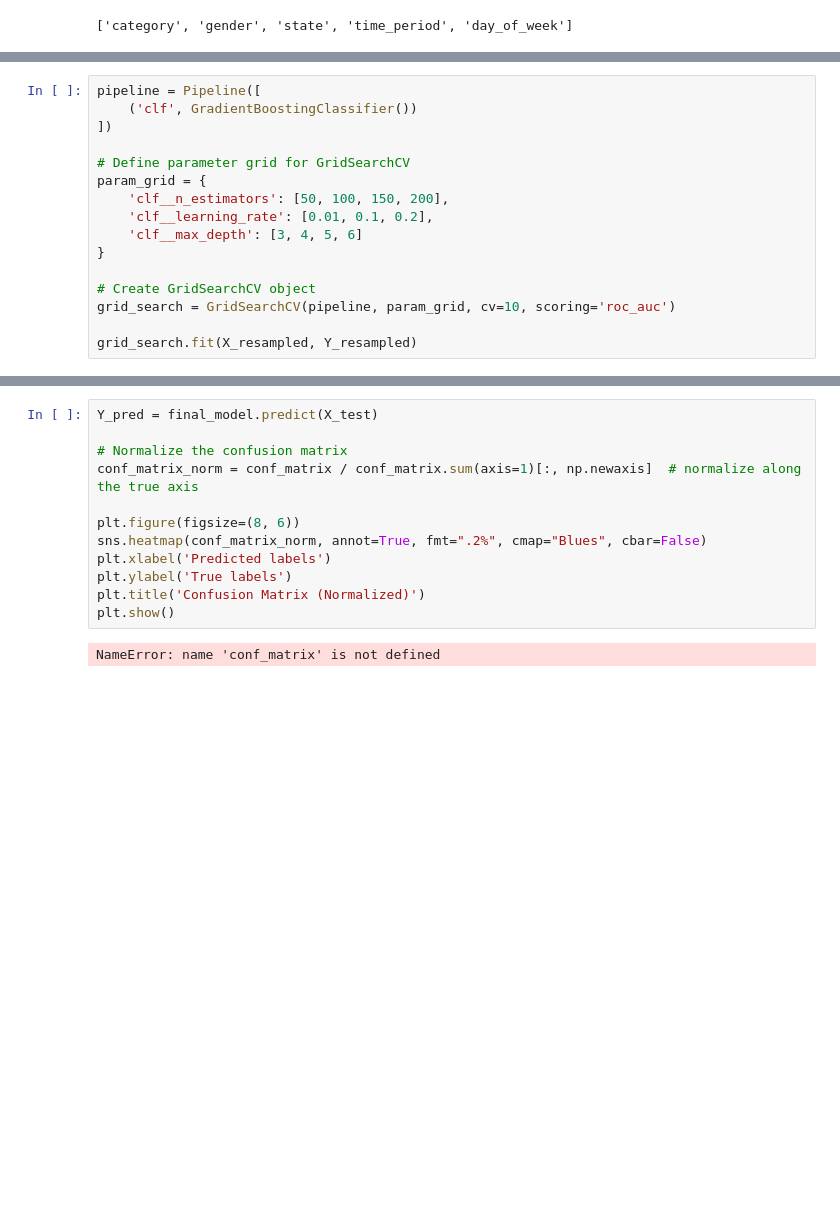
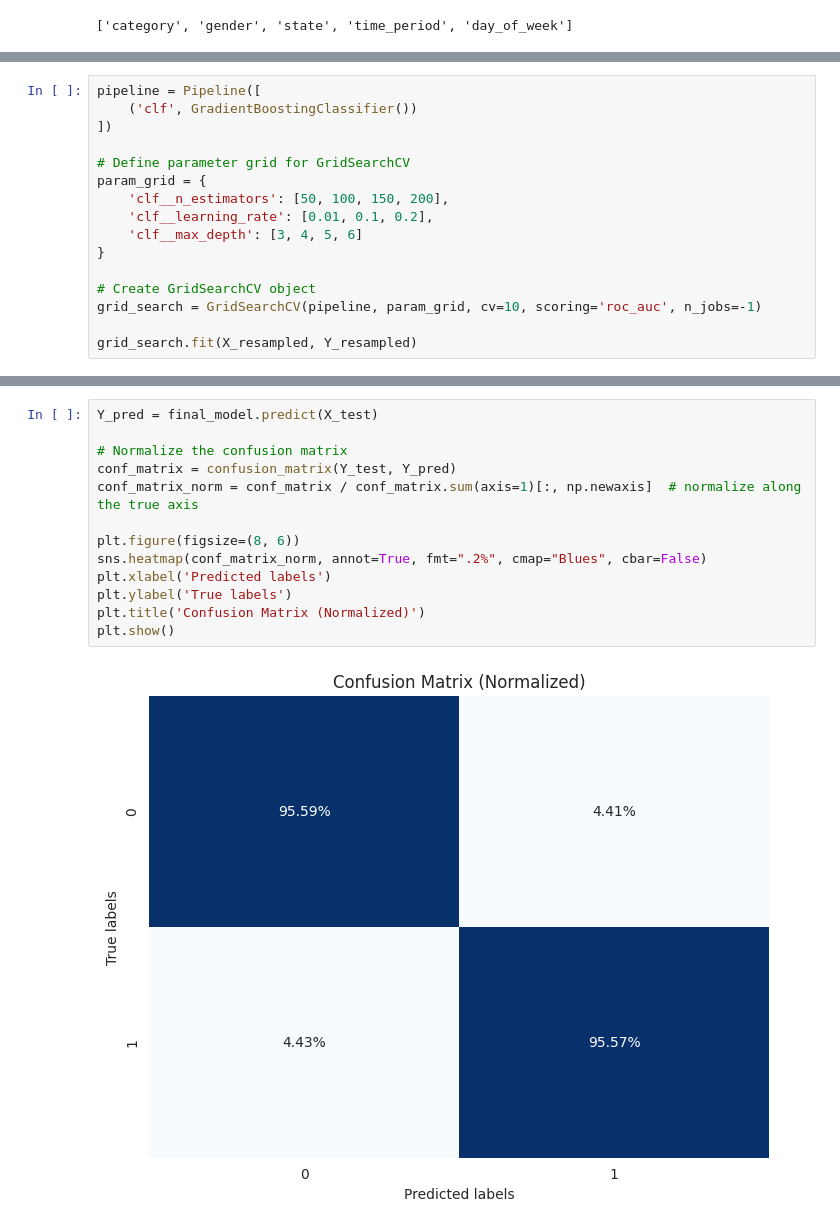
Before and after one commit to theConsite/PJATK_ASI, a Jupyter notebook: notebooks/FraudDetectionPOC.ipynb, the cells around one changed output, grey strips where cells are left out. Drawn from its saved outputs; the diff is of its cells as text; blank space fills up the shorter version.

```diff
--- a/notebooks/FraudDetectionPOC.ipynb
+++ b/notebooks/FraudDetectionPOC.ipynb
@@ -364,7 +364,7 @@ param_grid = {
 }
 
 # Create GridSearchCV object
-grid_search = GridSearchCV(pipeline, param_grid, cv=10, scoring='roc_auc')
+grid_search = GridSearchCV(pipeline, param_grid, cv=10, scoring='roc_auc', n_jobs=-1)
 
 grid_search.fit(X_resampled, Y_resampled)
 # %% [output]
@@ -390,14 +391,15 @@ GradientBoostingClassifier(learning_rate=0.2, max_depth=6, n_estimators=150)
 # %%
 Y_pred = final_model.predict(X_test)
 
 # Normalize the confusion matrix
+conf_matrix = confusion_matrix(Y_test, Y_pred)
 conf_matrix_norm = conf_matrix / conf_matrix.sum(axis=1)[:, np.newaxis]  # normalize along the true axis
 
 plt.figure(figsize=(8, 6))
 sns.heatmap(conf_matrix_norm, annot=True, fmt=".2%", cmap="Blues", cbar=False)
 plt.xlabel('Predicted labels')
 plt.ylabel('True labels')
 plt.title('Confusion Matrix (Normalized)')
 plt.show()
 # %% [output]
-NameError: name 'conf_matrix' is not defined
+[figure, added]
```
Also changed, not shown: parts of 9 cells of this notebook, 21 other files.
